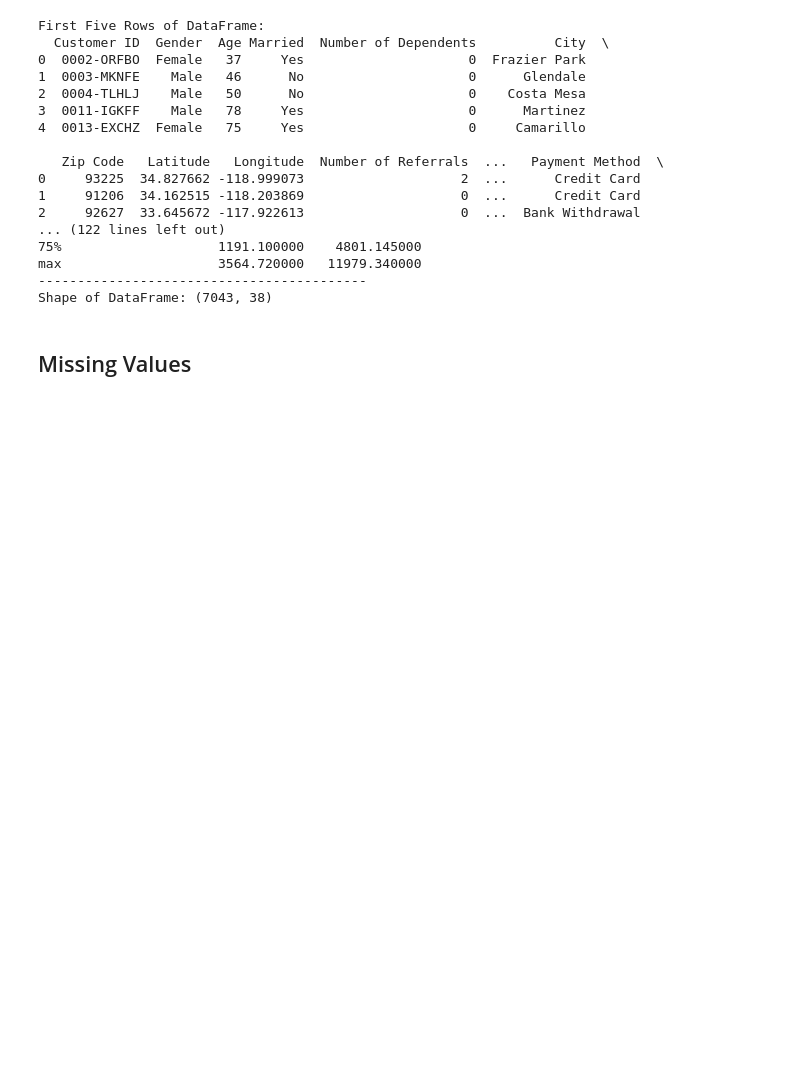
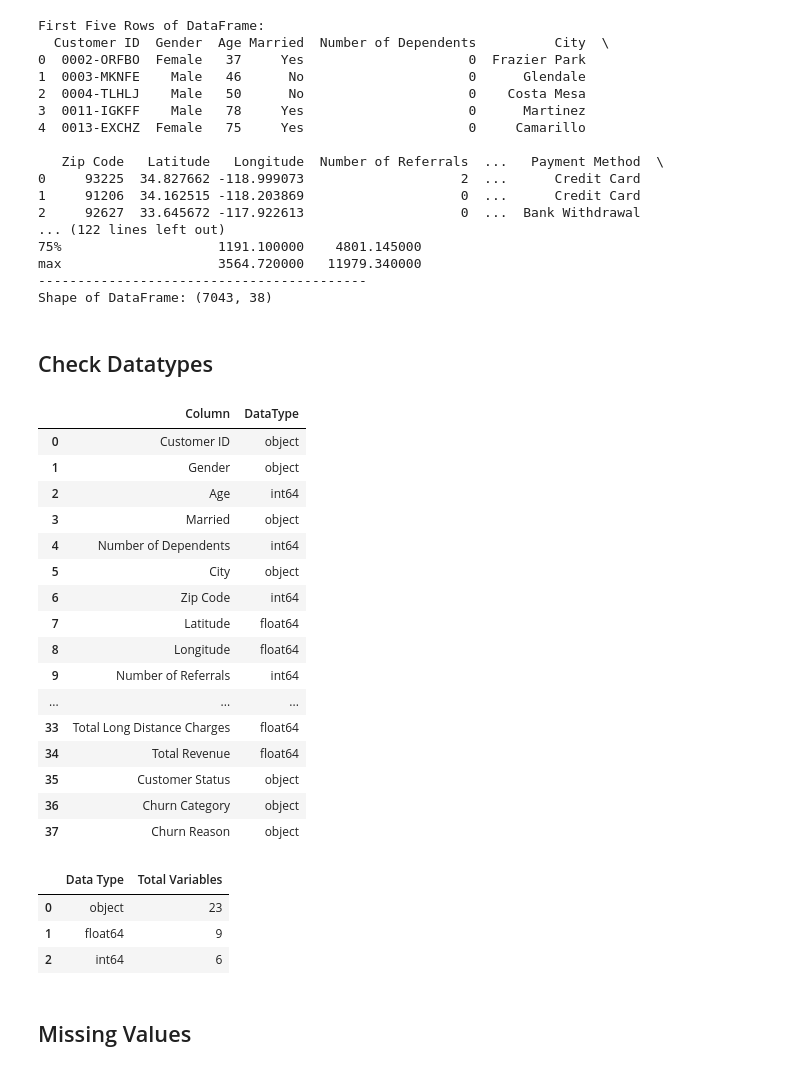
Before and after one commit to KoriMigan/Churn-Telecom-Project, a Jupyter notebook: index.ipynb, the cells around one changed output. Cells and saved outputs as stored; diff of their text form; code cells hidden in the pictures; blank space fills up the shorter version.

Commit message:
Data Cleaning

```diff
--- a/index.ipynb
+++ b/index.ipynb
@@ -44,3 +44,31 @@ First Five Rows of DataFrame:
 max                    3564.720000   11979.340000
 ------------------------------------------
 Shape of DataFrame: (7043, 38)
+# %% [markdown]
+## Check Datatypes
+# %%
+def show_datatypes(data):
+    dtype_df = pd.DataFrame(data.dtypes, columns=['DataType'])
+    dtype_df.reset_index(inplace=True)
+    dtype_df.columns = ['Column', 'DataType']
+    return dtype_df
+# %%
+show_datatypes(df)
+# %% [output]
+|  | Column | DataType |
+| 0 | Customer ID | object |
+| 1 | Gender | object |
+| 2 | Age | int64 |
+| 3 | Married | object |
+| 4 | Number of Dependents | int64 |
+| 5 | City | object |
+| 6 | Zip Code | int64 |
+| 7 | Latitude | float64 |
+| 8 | Longitude | float64 |
+| 9 | Number of Referrals | int64 |
+| ... | ... | ... |
+| 33 | Total Long Distance Charges | float64 |
+| 34 | Total Revenue | float64 |
+| 35 | Customer Status | object |
+| 36 | Churn Category | object |
+| 37 | Churn Reason | object |
@@ -47,3 +80,10 @@ Shape of DataFrame: (7043, 38)
+# %%
+display_data_types_summary(df)
+# %% [output]
+|  | Data Type | Total Variables |
+| 0 | object | 23 |
+| 1 | float64 | 9 |
+| 2 | int64 | 6 |
 # %% [markdown]
 ## Missing Values
 # %%
```
Also changed, not shown: parts of 7 cells of this notebook.
